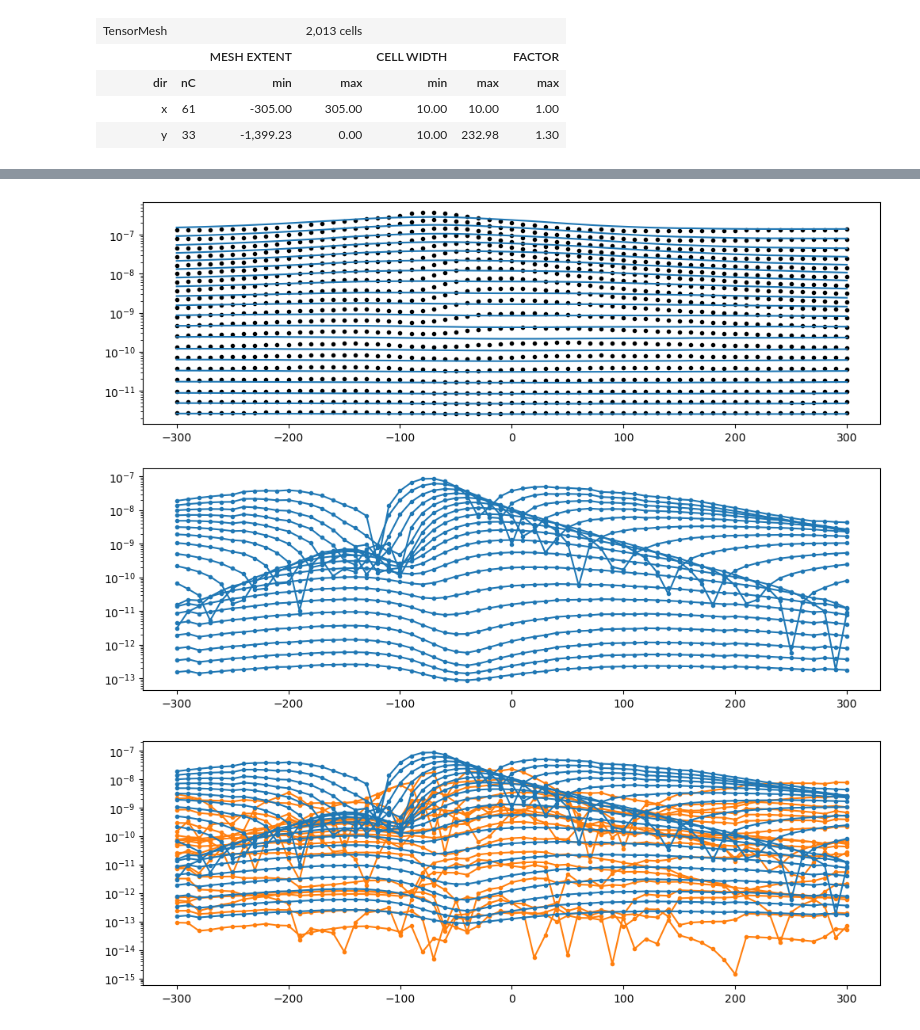
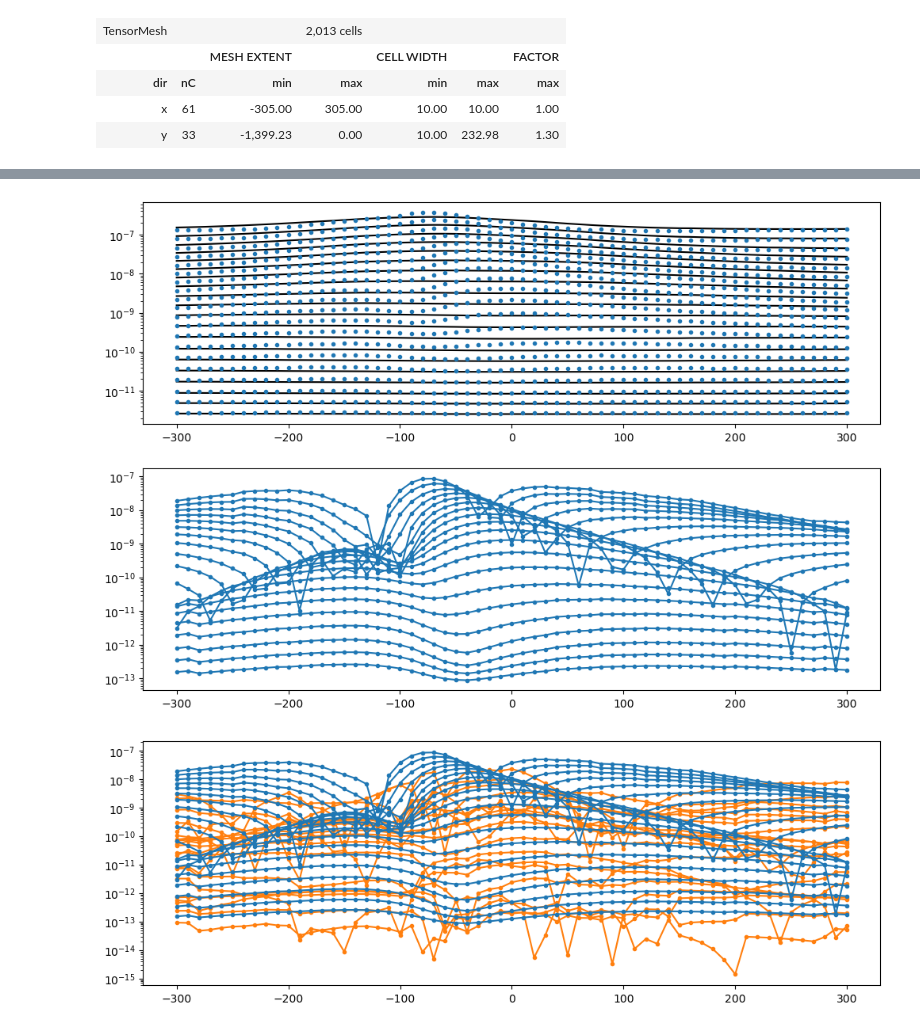
Before and after one commit to ubcgif/2025-heagy-etal-tle, a Jupyter notebook: notebooks/dipping-layer-45/synthetic-data-1D-inversions-fixed-beta.ipynb, the cells around one changed output, grey strips where cells are left out. Drawn from its saved outputs; the diff is of its cells as text; code cells hidden in the pictures.

```diff
--- a/notebooks/dipping-layer-45/synthetic-data-1D-inversions-fixed-beta.ipynb
+++ b/notebooks/dipping-layer-45/synthetic-data-1D-inversions-fixed-beta.ipynb
@@ -127,7 +127,7 @@ def load_pre_file(filepath):
         "transmitters": transmitters
     }
 # %%
-dobs = load_pre_file("dpred0.txt")
+dobs = load_pre_file("dobs.txt")
 # %%
 rx_times = np.array([dobs["transmitters"][0]["receivers"][j]["time"] for j in range(len(dobs["transmitters"][0]["receivers"]))])
 # %%
@@ -159,7 +159,7 @@ full_survey = tdem.Survey(source_list)
 dobs_values = np.zeros((n_times_invert, len(dobs["transmitters"])))
 for i in range(len(dobs["transmitters"])):
     for j in range(n_times_invert):
-        dobs_values[j, i] = dobs["transmitters"][i]["receivers"][j]["data"][-1]
+        dobs_values[j, i] = dobs["transmitters"][i]["receivers"][j]["data"][-2]
 # %%
 observed_data = Data(survey=full_survey, dobs=-discretize.utils.mkvc(dobs_values))
 # %%
@@ -848,23 +783,24 @@ dpred_values = dpred_values.reshape(n_times_invert, len(rx_x), len(rx_y), order=
 # %%
 fig, ax = plt.subplots(2, 1, figsize=(12, 8))
 
 line_number = 0
 
+ax[0].semilogy(rx_x, dpred_values[:, :, line_number].T, "k");
+
 true_data = -observed_data.dobs.reshape(len(rx_locs[:,0]), 20)[line_number*len(rx_x):(1+line_number)*len(rx_x), :]
 ax[0].semilogy(
     rx_x, true_data,
-    "ko", ms=3
+    "C0o", ms=3
 );
 
-ax[0].semilogy(rx_x, dpred_values[:, :, line_number].T, "C0-");
 
 
 ax[1].semilogy(
     rx_x, np.abs(true_data-dpred_values[:, :, line_number].T),
     "C0-o", ms=3
 );
 # %% [output]
-[figure, old version]
+[figure, new version]
 # %%
 # fig, ax = plt.subplots(2, 1, figsize=(12, 8))
 
```
Also changed, not shown: parts of 28 cells of this notebook, 27 other files.
